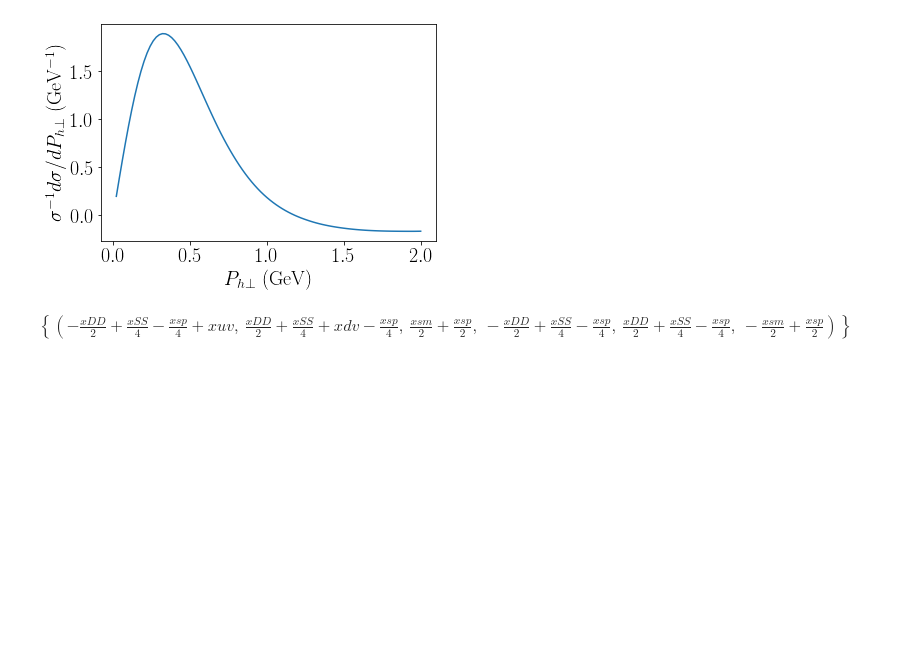
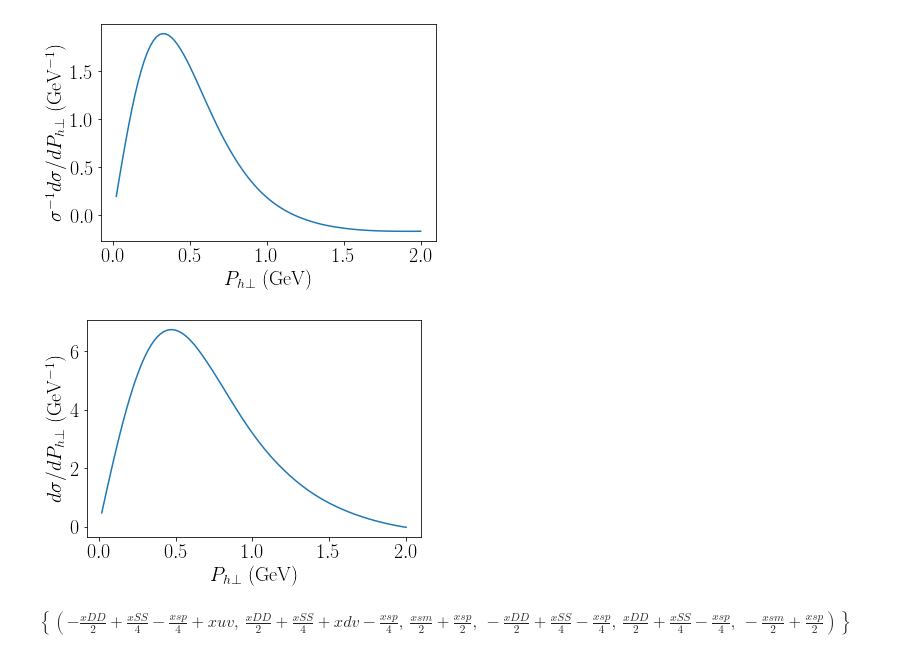
Before and after one commit to UCLA-TMD/Collins-CDKT-2021, a Jupyter notebook: TMDs/test.ipynb, the cells around one changed output. Cells and saved outputs as stored; diff of their text form; code cells hidden in the pictures; blank space fills up the shorter version.

```diff
--- a/TMDs/test.ipynb
+++ b/TMDs/test.ipynb
@@ -162,6 +162,31 @@ ax.set_xlabel(r'\rm $P_{h \perp}$ (GeV)',fontsize=sizeOfFont)
 py.show()
 # %% [output]
 [figure]
+# %%
+fbt0 = FBT(0)
+def FUU_b_SIDIS(b,x,z,Q):
+    FDD,FUU,FSS,FSB,FUB,FDB = TMDPDF(x,Q,b)
+    DDD,DUU,DSS,DSB,DUB,DDB = TMDFF(z,Q,b)
+    als = alphas(Q)
+    CF = 4./3.
+    HQ = 1+als*CF/2./np.pi*(-8.)
+    eu2 = 4./9.
+    ed2 = 1./9.
+    return HQ*(eu2*(FUU*DUU+FUB*DUB)+ed2*(FDD*DDD+FDB*DDB+FSS*DSS+FSB*DSB))
+def FUU_p_SIDIS(PhT,x,z,Q):
+    FUUb = np.vectorize(lambda b: b*FUU_b_SIDIS(b,x,z,Q))
+    return fbt0.fbt(FUUb, PhT/z, 20,Q)
+Q = 10.
+z = 0.2
+ax = py.subplot(111)
+PhT = np.linspace(0.02,2.,100,endpoint = True)
+FUUpT = [2*np.pi*phT*FUU_p_SIDIS(phT,x,z,Q) for phT in PhT]
+ax.plot(PhT,FUUpT)
+ax.set_ylabel(r'\rm $d\sigma/d P_{h \perp}$ (GeV$^{-1}$)',fontsize=sizeOfFont)
+ax.set_xlabel(r'\rm $P_{h \perp}$ (GeV)',fontsize=sizeOfFont)
+py.show()
+# %% [output]
+[figure, added]
 # %%
 params = {}
 params['NLO'] = {}
```
Also changed, not shown: parts of 21 cells of this notebook, 23 other files.
